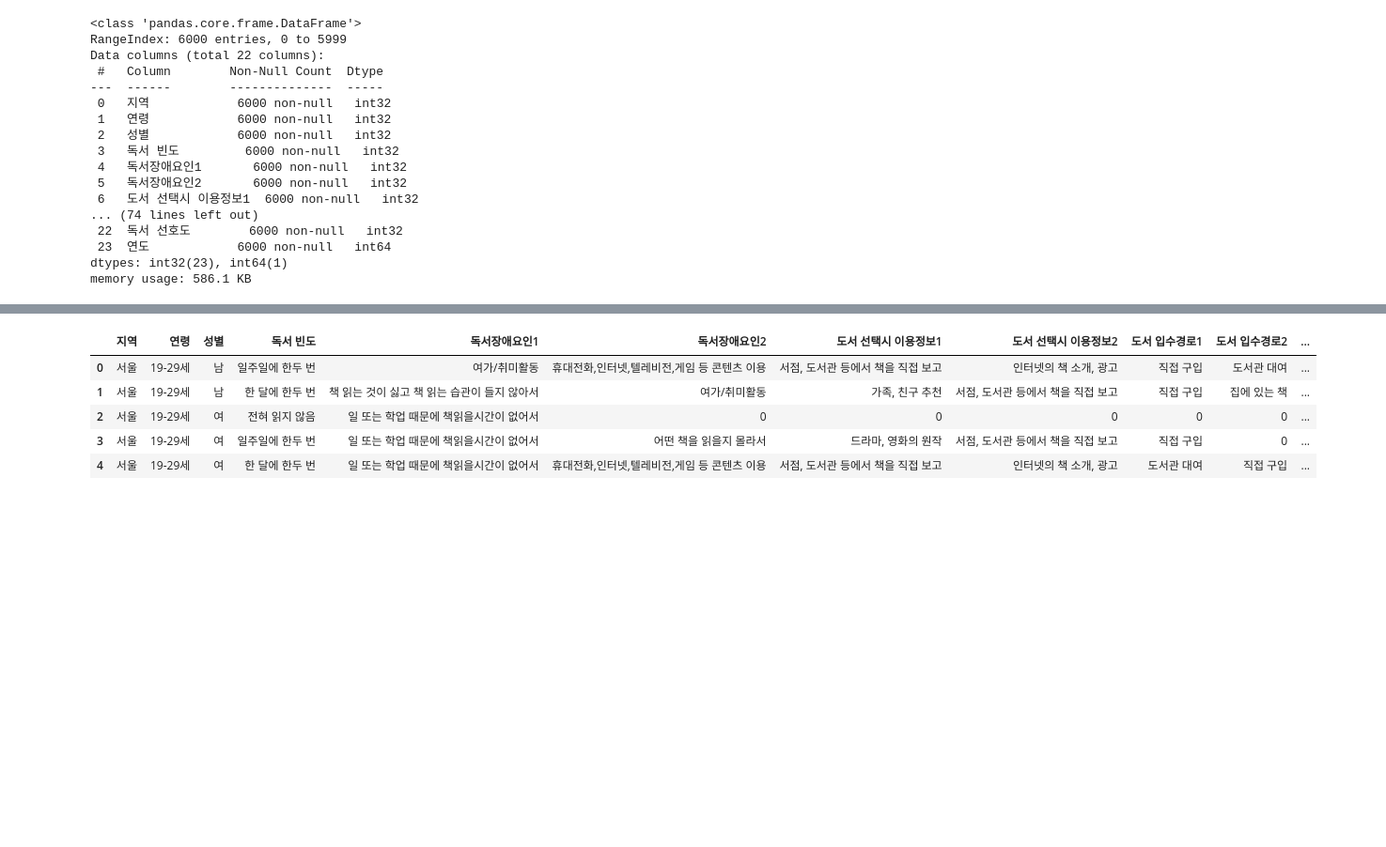
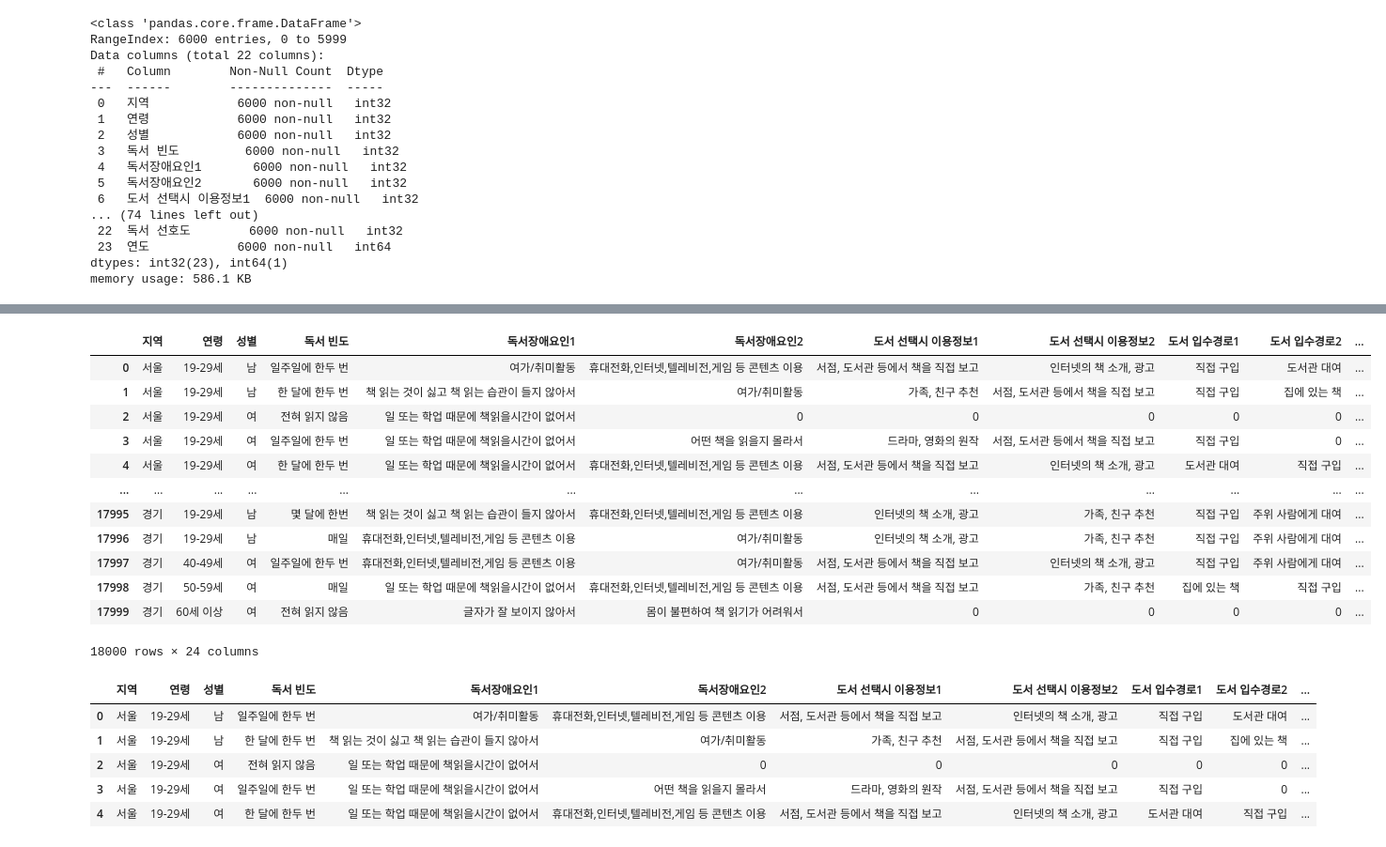
Before and after one commit to Yerial1125/semi_project, a Jupyter notebook: E조_세미프로젝트.ipynb, the cells around one changed output, grey strips where cells are left out. Shown at 94% size. Drawn from its saved outputs; the diff is of its cells as text; code cells hidden in the pictures; blank space fills up the shorter version.

```diff
--- a/E조_세미프로젝트.ipynb
+++ b/E조_세미프로젝트.ipynb
@@ -339,33 +357,48 @@ total_adult['독서 선호도'].replace({1:'매우 좋아한다',2: '약간 좋
 total_adult['도서관 이용경험'].replace({1:'있다', 2:'없다'},inplace=True)
 total_adult['이용 목적'].replace({1:'독서 및 도서 대출', 8:'전자자료 이용',2:'자료조사', 3:'공부, 학습', 4:'행사, 프로그램 참여', 6:'동아리모임', 5:'기타' }, inplace=True)
 total_adult['비이용 이유'].replace({1:'책을 읽지 않는다', 2:'읽을 만한 책이 없다', 3:'일이 바빠 갈 시간이 없다', 4:'집에서 멀다', 5:'직장 또는 학교 도서관을 이용한다',
                         6:'시설이 낡아서 쾌적하지 않다', 7:'개관 시간이 짧다', 8:'이용 절차가 까다롭다',
                        9:'유익한 프로그램이 부족하다', 10:'읽고 싶은 책은 구입해서 읽는다', 11:'기타', 13:'독서 상담, 안내를 해주는 사서가 없다',
                        14:'이용할 필요성을 느끼지 못한다'}, inplace=True)
 
 for i in range(1,3) :
     total_adult[f'독서장애요인{i}'].replace({1:'일 또는 학업 때문에 책읽을시간이 없어서',2:'휴대전화,인터넷,텔레비전,게임 등 콘텐츠 이용',3:'여가/취미활동',
                                      4:'책 읽는 것이 싫고 책 읽는 습관이 들지 않아서',5:'육아 또는 타인 때문에',6:'독서의 필요성을 느끼지 못해서',
                                        7:'어떤 책을 읽을지 몰라서',8:'책을 읽고 이해하기가 어려워서',9:'몸이 불편하여 책 읽기가 어려워서',10:'글자가 잘 보이지 않아서',
                                        11:'책을 읽을만한 마음의 여유가 없어서', 12:'책 구입이 경제적으로 부담되어서',14:'기타',98:'없음'}, inplace=True)
     total_adult[f'도서 선택시 이용정보{i}'].replace({1:'서점, 도서관 등에서 책을 직접 보고',2:'신문이나 잡지의 책 소개, 광고',
                                          3:'텔레비전이나 라디오의 책 소개, 광고',4:'인터넷의 책 소개, 광고',
                                          5:'가족, 친구 추천', 6:'유명인, 전문가 추천', 7:'베스트셀러',
                                          8:'각종 기관 추천도서', 9:'드라마, 영화의 원작', 10:'SNS 책 소개',
                                          11:'유튜브, 책방송 팟캐스트의 책 소개', 12:'기타'}, inplace=True)
     total_adult[f'도서 입수경로{i}'].replace({1:'직접 구입', 2:'집에 있는 책',3:'도서관 대여',4:'직장 비치',
                                       5:'주위 사람에게 대여', 6:'공공장소 비치',7:'선물'}, inplace=True)
     total_adult[f'주이용 도서관 종류{i}'].replace({1:'공공도서관', 2:'대학도서관', 3:'학교도서관', 4:'전문도서관', 5:'직장도서관', 6:'기타',7:'어린이 도서관'}, inplace=True)
 
 list = ['종이책','전자책']
 for i in list:
     for j in range(1,3):
         total_adult[f'{i} 선호분야{j}'].replace({1:'문학',2:'소설(장르소설 포함)',3:'철학, 사상, 종교', 4:'정치, 사회, 시사', 5:'경제, 경영', 6:'역사, 지리',
                     7:'예술, 문화', 8:'과학, 기술, 컴퓨터', 9:'가정, 육아, 요리', 10:'어학, 외국어', 11:'취미, 오락, 여행, 건강',
                     12:'재테크', 13:'자기계발서', 14:'기타'}, inplace=True)
 
 total_adult['최종학력'].replace({1:'교육을 안 받았음',2:'초등학교',3:'중학교',4:'고등학교',5:'대학(4년제 미만)',6:'대학(4년제 이상)',
                             7: '대학원 석사과정',8:'대학원 박사과정'}, inplace=True)
+total_adult.replace({99:'무응답',999:'무응답'})
+# %% [output]
+|  | 지역 | 연령 | 성별 | 독서 빈도 | 독서장애요인1 | 독서장애요인2 | 도서 선택시 이용정보1 | 도서 선택시 이용정보2 | 도서 입수경로1 | 도서 입수경로2 | ... |
+| 0 | 서울 | 19-29세 | 남 | 일주일에 한두 번 | 여가/취미활동 | 휴대전화,인터넷,텔레비전,게임 등 콘텐츠 이용 | 서점, 도서관 등에서 책을 직접 보고 | 인터넷의 책 소개, 광고 | 직접 구입 | 도서관 대여 | ... |
+| 1 | 서울 | 19-29세 | 남 | 한 달에 한두 번 | 책 읽는 것이 싫고 책 읽는 습관이 들지 않아서 | 여가/취미활동 | 가족, 친구 추천 | 서점, 도서관 등에서 책을 직접 보고 | 직접 구입 | 집에 있는 책 | ... |
+| 2 | 서울 | 19-29세 | 여 | 전혀 읽지 않음 | 일 또는 학업 때문에 책읽을시간이 없어서 | 0 | 0 | 0 | 0 | 0 | ... |
+| 3 | 서울 | 19-29세 | 여 | 일주일에 한두 번 | 일 또는 학업 때문에 책읽을시간이 없어서 | 어떤 책을 읽을지 몰라서 | 드라마, 영화의 원작 | 서점, 도서관 등에서 책을 직접 보고 | 직접 구입 | 0 | ... |
+| 4 | 서울 | 19-29세 | 여 | 한 달에 한두 번 | 일 또는 학업 때문에 책읽을시간이 없어서 | 휴대전화,인터넷,텔레비전,게임 등 콘텐츠 이용 | 서점, 도서관 등에서 책을 직접 보고 | 인터넷의 책 소개, 광고 | 도서관 대여 | 직접 구입 | ... |
+| ... | ... | ... | ... | ... | ... | ... | ... | ... | ... | ... | ... |
+| 17995 | 경기 | 19-29세 | 남 | 몇 달에 한번 | 책 읽는 것이 싫고 책 읽는 습관이 들지 않아서 | 휴대전화,인터넷,텔레비전,게임 등 콘텐츠 이용 | 인터넷의 책 소개, 광고 | 가족, 친구 추천 | 직접 구입 | 주위 사람에게 대여 | ... |
+| 17996 | 경기 | 19-29세 | 남 | 매일 | 휴대전화,인터넷,텔레비전,게임 등 콘텐츠 이용 | 여가/취미활동 | 인터넷의 책 소개, 광고 | 가족, 친구 추천 | 직접 구입 | 주위 사람에게 대여 | ... |
+| 17997 | 경기 | 40-49세 | 여 | 일주일에 한두 번 | 휴대전화,인터넷,텔레비전,게임 등 콘텐츠 이용 | 여가/취미활동 | 서점, 도서관 등에서 책을 직접 보고 | 인터넷의 책 소개, 광고 | 직접 구입 | 주위 사람에게 대여 | ... |
+| 17998 | 경기 | 50-59세 | 여 | 매일 | 일 또는 학업 때문에 책읽을시간이 없어서 | 휴대전화,인터넷,텔레비전,게임 등 콘텐츠 이용 | 서점, 도서관 등에서 책을 직접 보고 | 가족, 친구 추천 | 집에 있는 책 | 직접 구입 | ... |
+| 17999 | 경기 | 60세 이상 | 여 | 전혀 읽지 않음 | 글자가 잘 보이지 않아서 | 몸이 불편하여 책 읽기가 어려워서 | 0 | 0 | 0 | 0 | ... |
+18000 rows × 24 columns
 # %%
 total_adult.head()
 # %% [output]
```
Also changed, not shown: parts of 19 cells of this notebook.
